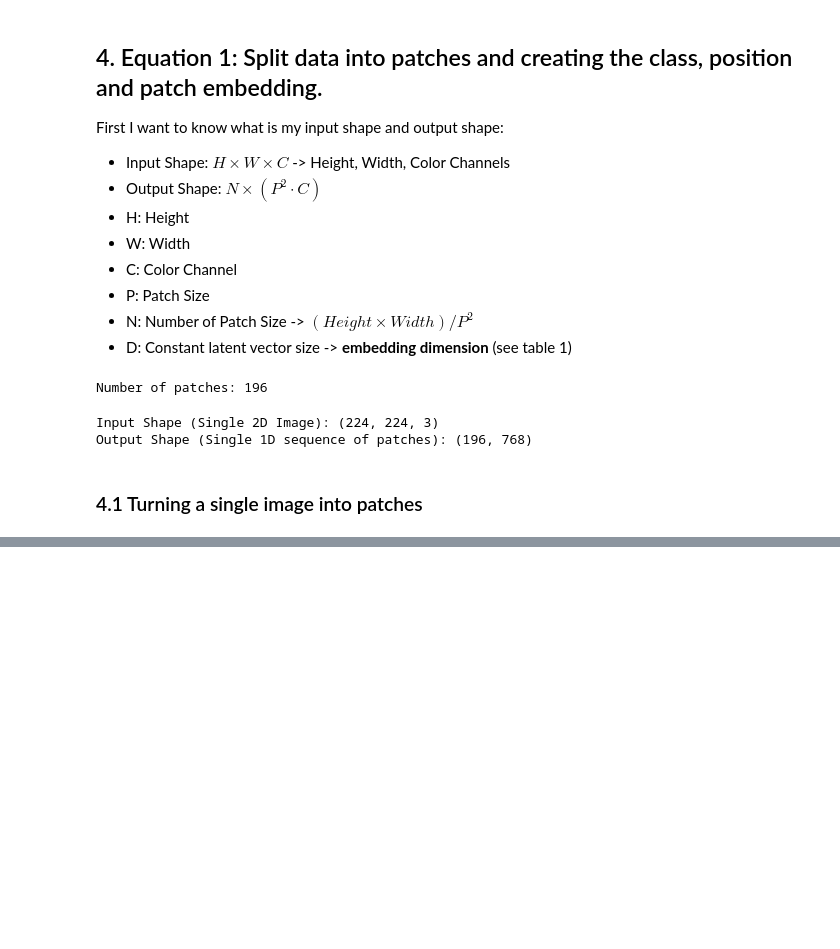
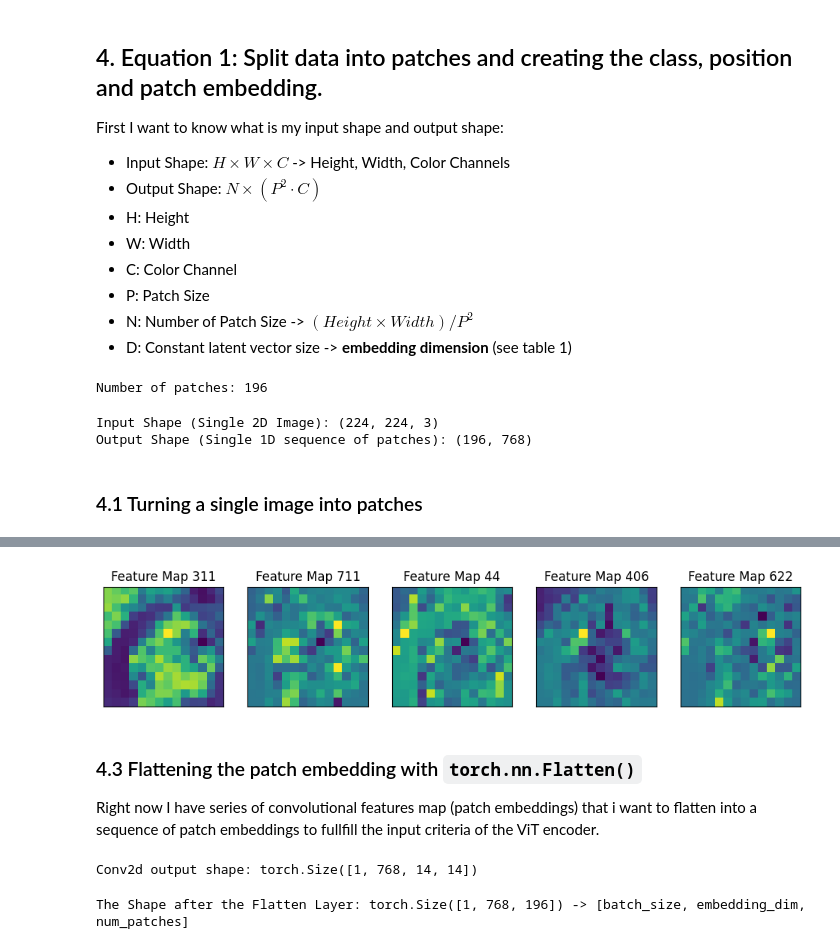
Before and after one commit to Niloy009/learning_pytorch, a Jupyter notebook: 08_pytorch_paper_replicating.ipynb, the cells around one changed output, grey strips where cells are left out. Drawn from its saved outputs; the diff is of its cells as text; code cells hidden in the pictures; blank space fills up the shorter version.

```diff
--- a/08_pytorch_paper_replicating.ipynb
+++ b/08_pytorch_paper_replicating.ipynb
@@ -371,0 +407,33 @@ Patch size: 16 pxls x 16 pxls
+# %%
+# Plot the random convulational features map (embeddings)
+import random
+random_idx = random.sample(range(0,768), k=5) # select 5 random indices
+
+# Create subplots
+fig, axs = plt.subplots(nrows=1, ncols=5, figsize=(12, 12))
+
+# Plot the random convulational features map (embeddings)
+for i, idx in enumerate(random_idx):
+    img_conv_feat_map = img_out_conv2d[0, idx, :, :].detach().numpy() # get the feature map and convert to numpy array
+    axs[i].imshow(img_conv_feat_map)
+    axs[i].set(title=f"Feature Map {idx}", xticks=[], yticks=[], xticklabels=[], yticklabels=[]);
+# %% [output]
+[figure, added]
+# %% [markdown]
+### 4.3 Flattening the patch embedding with `torch.nn.Flatten()`
+
+Right now I have series of convolutional features map (patch embeddings) that i want to flatten into a sequence of patch embeddings to fullfill the input criteria of the ViT encoder.
+# %%
+print(f"Conv2d output shape: {img_out_conv2d.shape}") # (batch_size, embedding_dim, feat_map_height, feat_map_width)
+# %% [output]
+Conv2d output shape: torch.Size([1, 768, 14, 14])
+# %%
+# Flatten Layer
+flatten_layer = nn.Flatten(start_dim=2, end_dim=3)
+
+# Pass the conv feature maps through the flatten layer
+img_out_flatten = flatten_layer(img_out_conv2d)
+
+print(f"The Shape after the Flatten Layer: {img_out_flatten.shape} -> [batch_size, embedding_dim, num_patches]")
+# %% [output]
+The Shape after the Flatten Layer: torch.Size([1, 768, 196]) -> [batch_size, embedding_dim, num_patches]
```
Also changed, not shown: parts of 16 cells of this notebook.
